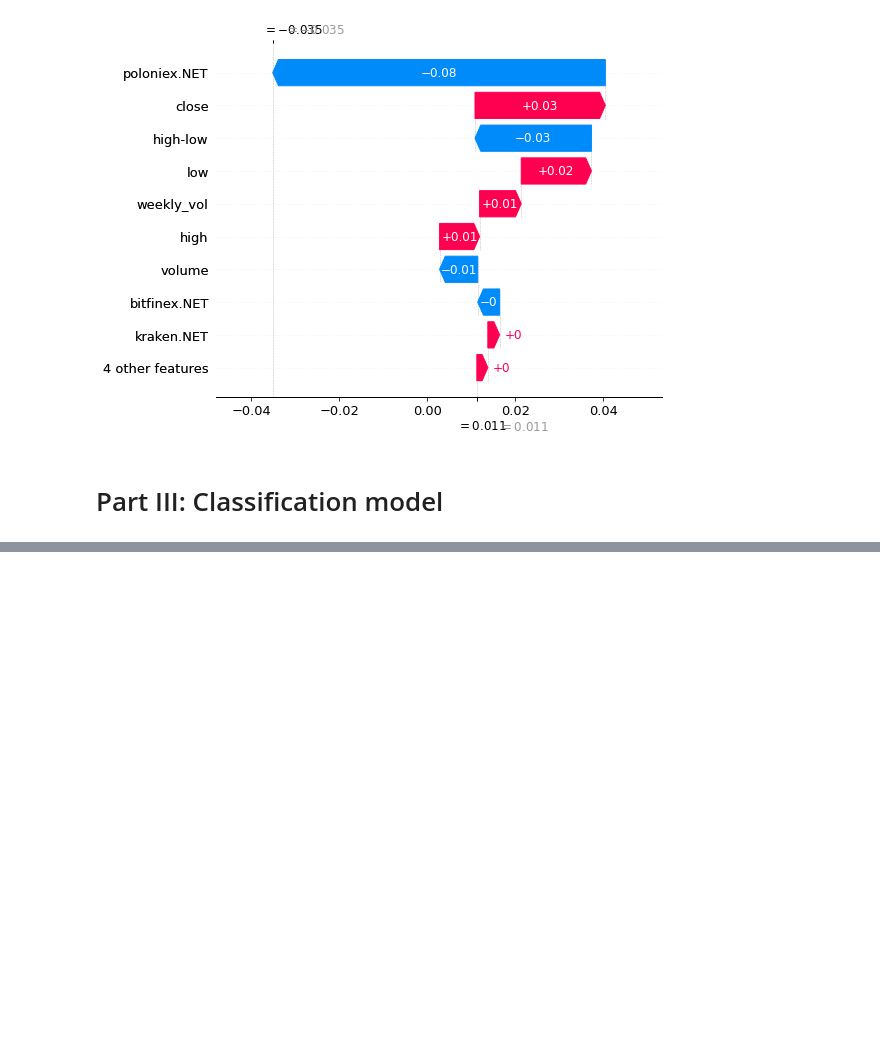
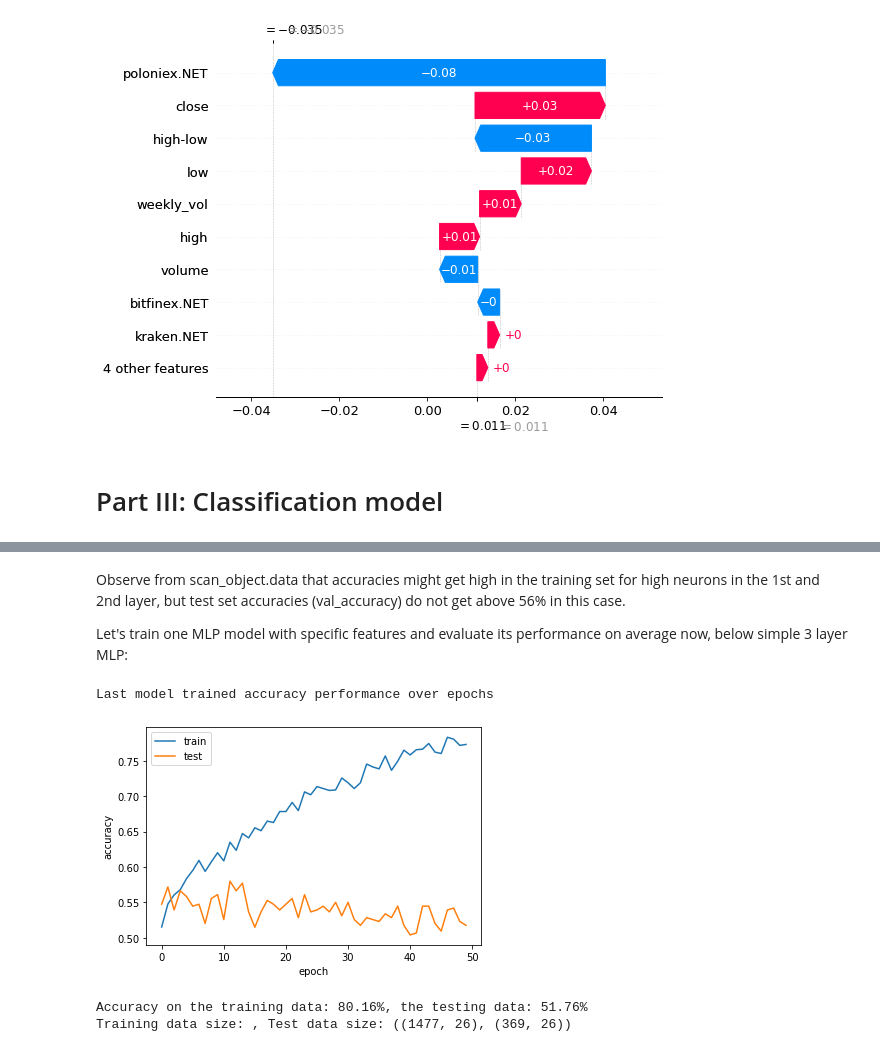
Before and after one commit to riccardofradiani/ML4F-Crypto-prediction-from-exchange-flows, a Jupyter notebook: final_notebook.ipynb, the cells around one changed output, grey strips where cells are left out. Saved outputs shown, nothing was run; the diff lists cells and outputs as text; code cells hidden in the pictures; blank space fills up the shorter version.

```diff
--- a/final_notebook.ipynb
+++ b/final_notebook.ipynb
@@ -962,0 +1071,6 @@ shap.plots._waterfall.waterfall_legacy(explainer.expected_value[0], shap_values[
+# %%
+logret = crypto_data['RET']
+high_low = crypto_data['high-low']
+volumes = crypto_data['volume']
+volatility = crypto_data['weekly_vol']
+crypto_data.head()
@@ -962,0 +1144,12 @@ shap.plots._waterfall.waterfall_legacy(explainer.expected_value[0], shap_values[
+# %%
+prevDaysRet = 2
+prevDaysSR = 2
+prevDaysHighLows = 2
+prevDaysVolumes = 2
+prevDaysExchange = 2
+listExchanges = exchList
+[X, y, columns_list] = create_X_y_from_prevDays(prevDaysRet, prevDaysSR, prevDaysHighLows, prevDaysVolumes,
+                                                prevDaysExchange, listExchanges)
+df_daily = pd.DataFrame(data = np.c_[X, y], columns = columns_list + ['return_flag'])
+df_daily_raw = pd.DataFrame(data = X, columns = columns_list)
+df_daily
@@ -962,0 +1269,4 @@ shap.plots._waterfall.waterfall_legacy(explainer.expected_value[0], shap_values[
+# %% [markdown]
+Observe from scan_object.data that accuracies might get high in the training set for high neurons in the 1st and 2nd layer, but test set accuracies (val_accuracy) do not get above 56\% in this case.
+
+Let's train one MLP model with specific features and evaluate its performance on average now, below simple 3 layer MLP:
@@ -962,0 +1326,54 @@ shap.plots._waterfall.waterfall_legacy(explainer.expected_value[0], shap_values[
+# %%
+# This cell trains the same model several times (total_sims times) and evaluates its loss and accuracy performance.
+# Run next cell to plot the results
+
+prevDaysRet = 2
+prevDaysSR  = 2
+prevDaysHighLows = 2
+prevDaysVolumes = 2
+prevDaysExchange = 2
+[X, y, columns_list] = create_X_y_from_prevDays(prevDaysRet, prevDaysSR, prevDaysHighLows, prevDaysVolumes,
+                                                                    prevDaysExchange, listExchanges)
+neurons1 = 16
+neurons2 = 16
+neurons3 = 16
+epochs = 50
+batch_size = 50
+input_scaler = StandardScaler()
+
+total_sims = 32
+j = 0
+matrix_train_acc = np.zeros([total_sims, epochs])
+matrix_test_acc = np.zeros([total_sims, epochs])
+matrix_train_loss = np.zeros([total_sims, epochs])
+matrix_test_loss = np.zeros([total_sims, epochs])
+
+while j < total_sims:
+    [model, X_train,X_test, y_train, y_test, history] = create_train_model(X, y, input_scaler,
+                                                                           neurons1, neurons2, neurons3,
+                                                                          epochs, batch_size)
+
+    matrix_train_acc[j,:] = history.history['acc']
+    matrix_test_acc[j,:] = history.history['val_acc']
+    matrix_train_loss[j,:] = history.history['loss']
+    matrix_test_loss[j,:] = history.history['val_loss']
+
+    j = j+1
+
+plt.plot(history.history['acc'], label='train')
+plt.plot(history.history['val_acc'], label='test')
+plt.ylabel('accuracy')
+plt.xlabel('epoch')
+plt.legend()
+print('Last model trained accuracy performance over epochs')
+plt.show()
+## Display accuracy
+_, train_acc = model.evaluate(X_train, y_train, verbose=0)
+_, test_acc = model.evaluate(X_test, y_test, verbose=0)
+print('Accuracy on the training data: %.2f%%, the testing data: %.2f%%' % (100*train_acc, 100*test_acc))
+print('Training data size: , Test data size:',  (X_train.shape, X_test.shape))
+# %% [output]
+Last model trained accuracy performance over epochs
+[figure, added]
+Accuracy on the training data: 80.16%, the testing data: 51.76%
+Training data size: , Test data size: ((1477, 26), (369, 26))
```
Also changed, not shown: parts of 44 cells of this notebook.
